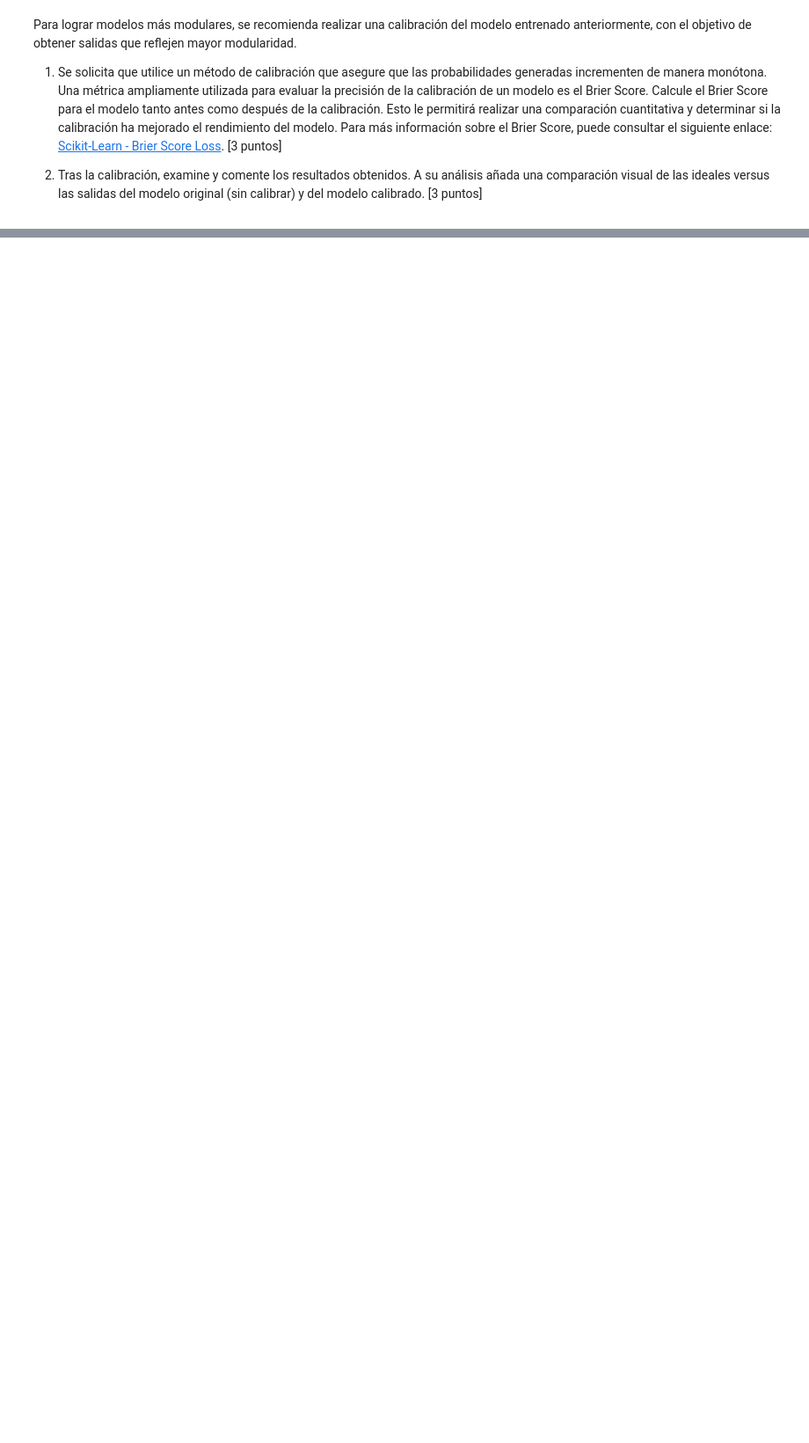
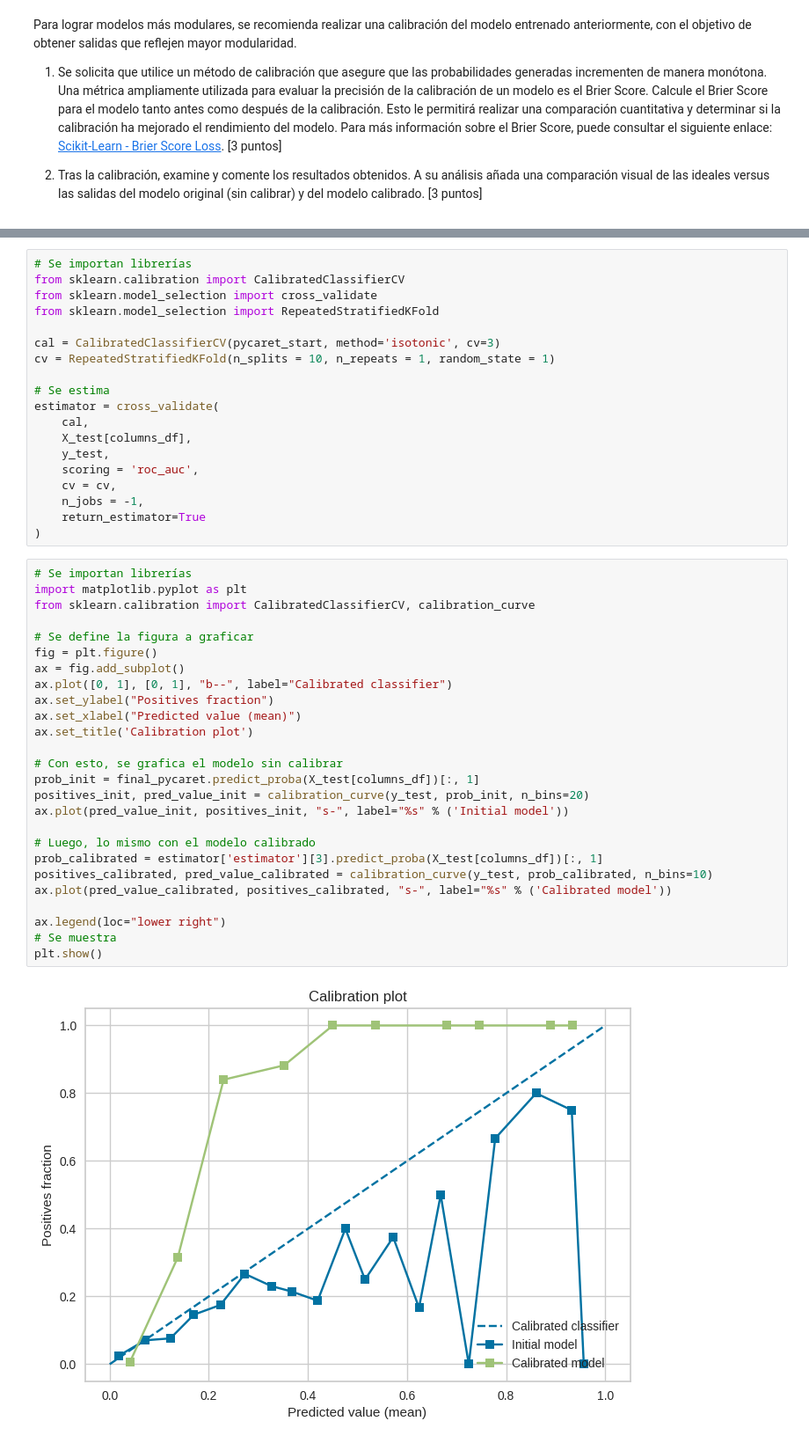
Before and after one commit to sbstnvsqz0/MDS7202, a Jupyter notebook: Laboratorios/Laboratorio_7/Lab_7_enunciado.ipynb, the cells around one changed output, grey strips where cells are left out. Shown: that part at 88% size. Saved outputs shown, nothing was run; the diff lists cells and outputs as text; blank space fills up the shorter version.

```diff
--- a/Laboratorios/Laboratorio_7/Lab_7_enunciado.ipynb
+++ b/Laboratorios/Laboratorio_7/Lab_7_enunciado.ipynb
@@ -520,0 +722,47 @@ Para lograr modelos más modulares, se recomienda realizar una calibración del
+# %%
+# Se importan librerías
+from sklearn.calibration import CalibratedClassifierCV
+from sklearn.model_selection import cross_validate
+from sklearn.model_selection import RepeatedStratifiedKFold
+
+cal = CalibratedClassifierCV(pycaret_start, method='isotonic', cv=3)
+cv = RepeatedStratifiedKFold(n_splits = 10, n_repeats = 1, random_state = 1)
+
+# Se estima
+estimator = cross_validate(
+    cal,
+    X_test[columns_df],
+    y_test,
+    scoring = 'roc_auc',
+    cv = cv,
+    n_jobs = -1,
+    return_estimator=True
+)
+# %%
+# Se importan librerías
+import matplotlib.pyplot as plt
+from sklearn.calibration import CalibratedClassifierCV, calibration_curve
+
+# Se define la figura a graficar
+fig = plt.figure()
+ax = fig.add_subplot()
+ax.plot([0, 1], [0, 1], "b--", label="Calibrated classifier")
+ax.set_ylabel("Positives fraction")
+ax.set_xlabel("Predicted value (mean)")
+ax.set_title('Calibration plot')
+
+# Con esto, se grafica el modelo sin calibrar
+prob_init = final_pycaret.predict_proba(X_test[columns_df])[:, 1]
+positives_init, pred_value_init = calibration_curve(y_test, prob_init, n_bins=20)
+ax.plot(pred_value_init, positives_init, "s-", label="%s" % ('Initial model'))
+
+# Luego, lo mismo con el modelo calibrado
+prob_calibrated = estimator['estimator'][3].predict_proba(X_test[columns_df])[:, 1]
+positives_calibrated, pred_value_calibrated = calibration_curve(y_test, prob_calibrated, n_bins=10)
+ax.plot(pred_value_calibrated, positives_calibrated, "s-", label="%s" % ('Calibrated model'))
+
+ax.legend(loc="lower right")
+# Se muestra
+plt.show()
+# %% [output]
+[figure, added]
```
Also changed, not shown: parts of 23 cells of this notebook, 1 other file.
